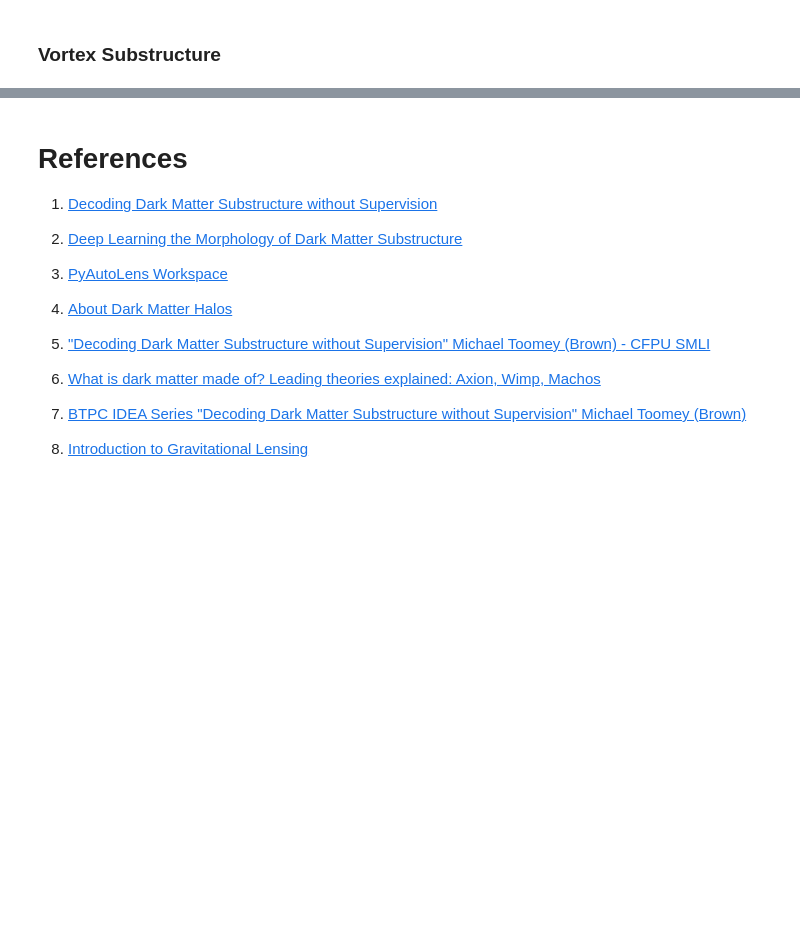
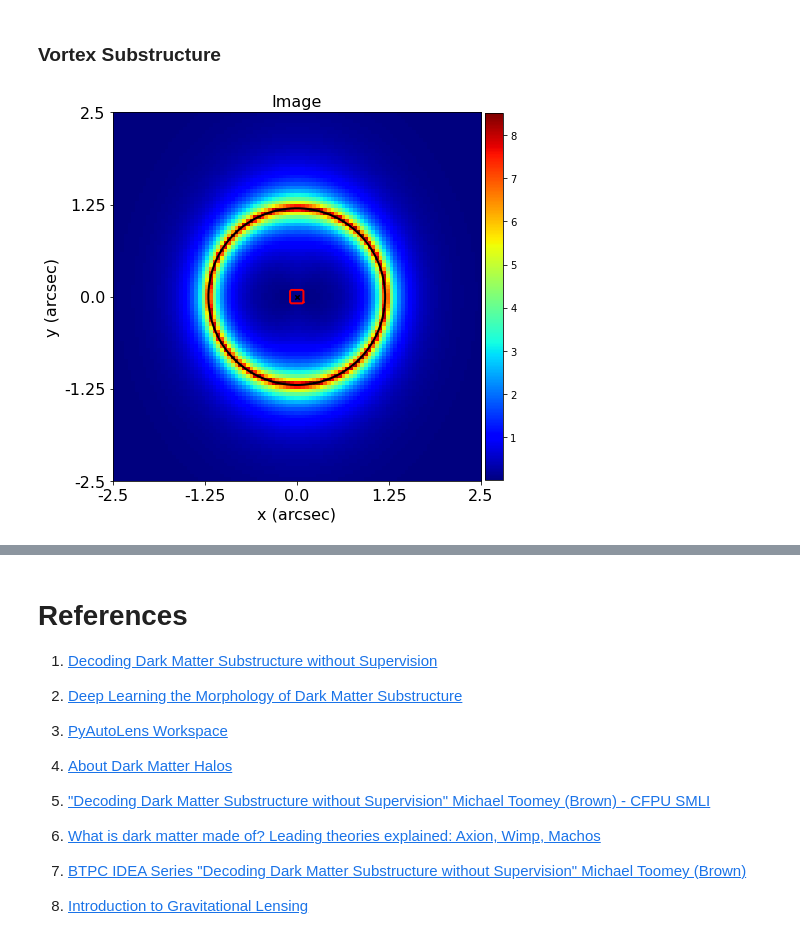
Before and after one commit to Vamsi995/Deep-Regression-Techniques-for-Decoding-Dark-Matter-with-Strong-Gravitational-Lensing, a Jupyter notebook: Simulating-Superfluid-DarkMatter/Simulating_Superfluid_Dark_Matter.ipynb, the cells around one changed output, grey strips where cells are left out. Cells and saved outputs as stored; diff of their text form; code cells hidden in the pictures; blank space fills up the shorter version.

```diff
--- a/Simulating-Superfluid-DarkMatter/Simulating_Superfluid_Dark_Matter.ipynb
+++ b/Simulating-Superfluid-DarkMatter/Simulating_Superfluid_Dark_Matter.ipynb
@@ -86 +103,6 @@ for i in range(num_of_subhalos):
+# %%
+tracerPlotter = aplt.TracerPlotter(tracer=tracer, grid=grid)
+tracerPlotter.figures(image=True)
+# %% [output]
+[figure, added]
 # %%
```
Also changed, not shown: parts of 10 cells of this notebook.
